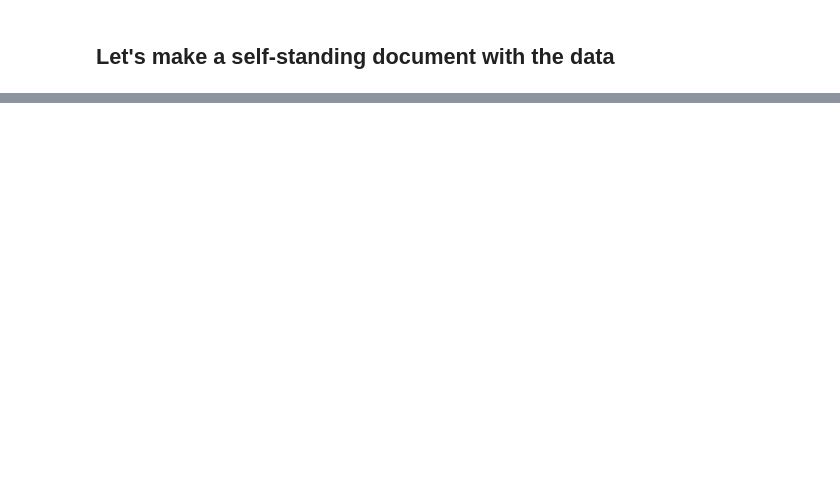
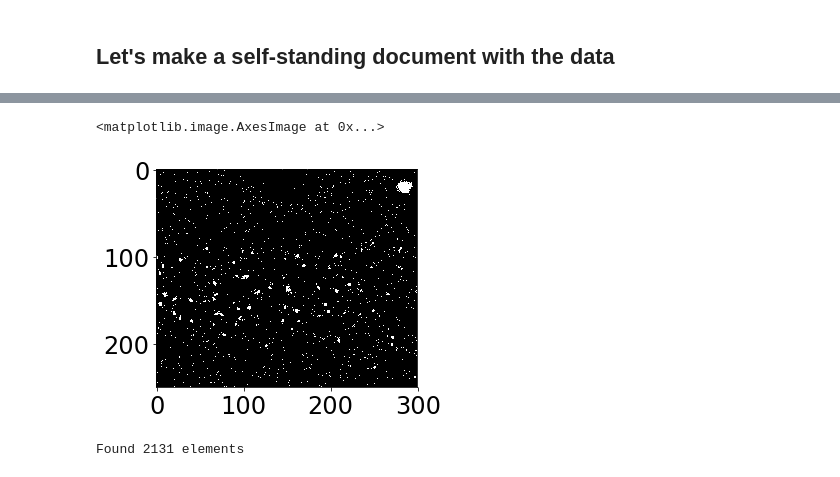
Before and after one commit to uetke/UTrack, a Jupyter notebook: Analyze_tracks.ipynb, the cells around one changed output, grey strips where cells are left out. Cells and saved outputs as stored; diff of their text form; code cells hidden in the pictures; blank space fills up the shorter version.

```diff
--- a/Analyze_tracks.ipynb
+++ b/Analyze_tracks.ipynb
@@ -190,0 +167,3 @@ centers
+# %%
+d = np.int16(data[0, :, :])
+clear_data = np.clip(d-bkg,0,None)
@@ -190,0 +175,15 @@ centers
+# %%
+mask = clear_data>np.mean(clear_data)+np.std(clear_data)*2
+plt.imshow(mask)
+# %% [output]
+<matplotlib.image.AxesImage at 0x...>
+[figure, added]
+# %%
+structure = \
+[[0,0,0],
+ [0,1,0],
+ [0,0,0]]
+result = label(mask, structure=structure)
+print('Found {} elements'.format(result[1]))
+# %% [output]
+Found 2131 elements
```
Also changed, not shown: parts of 26 cells of this notebook, 1 other file.
